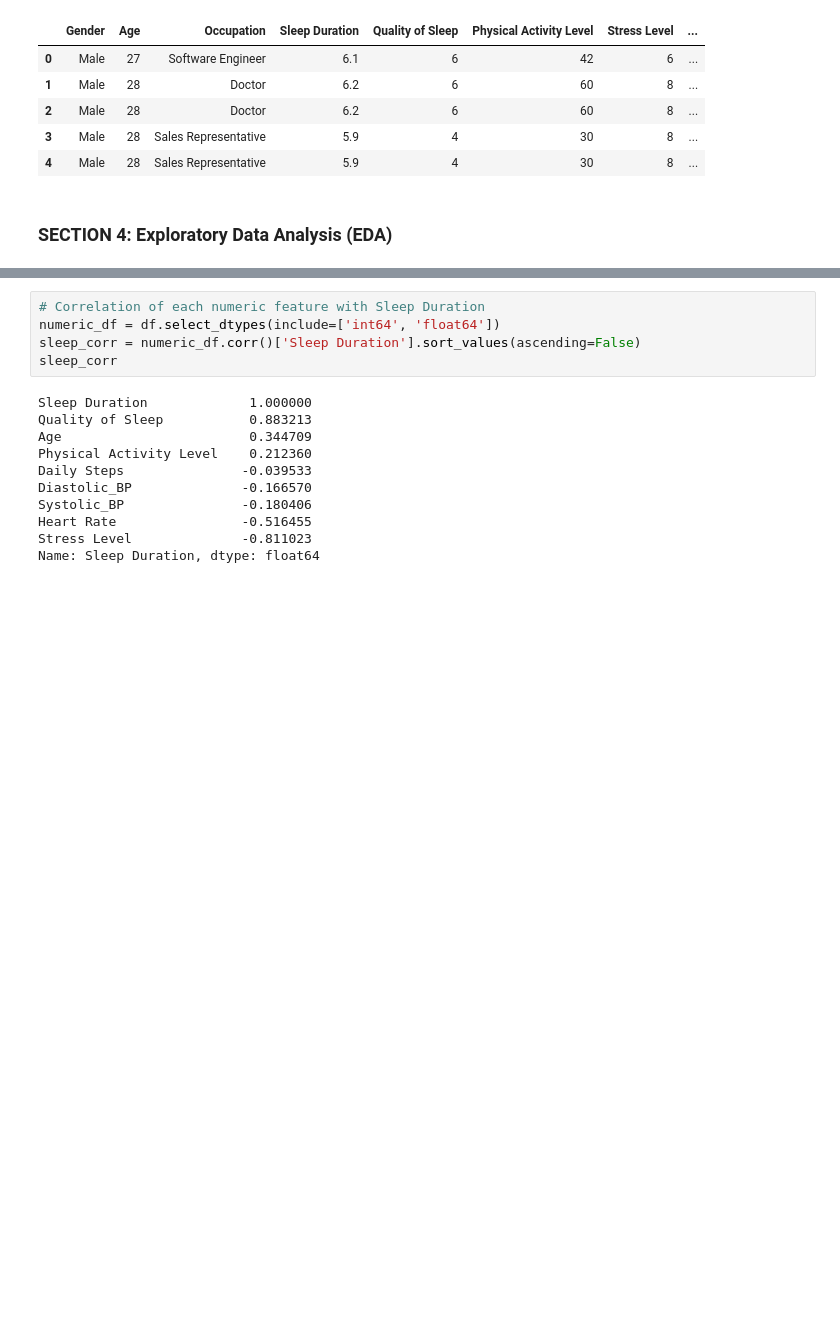
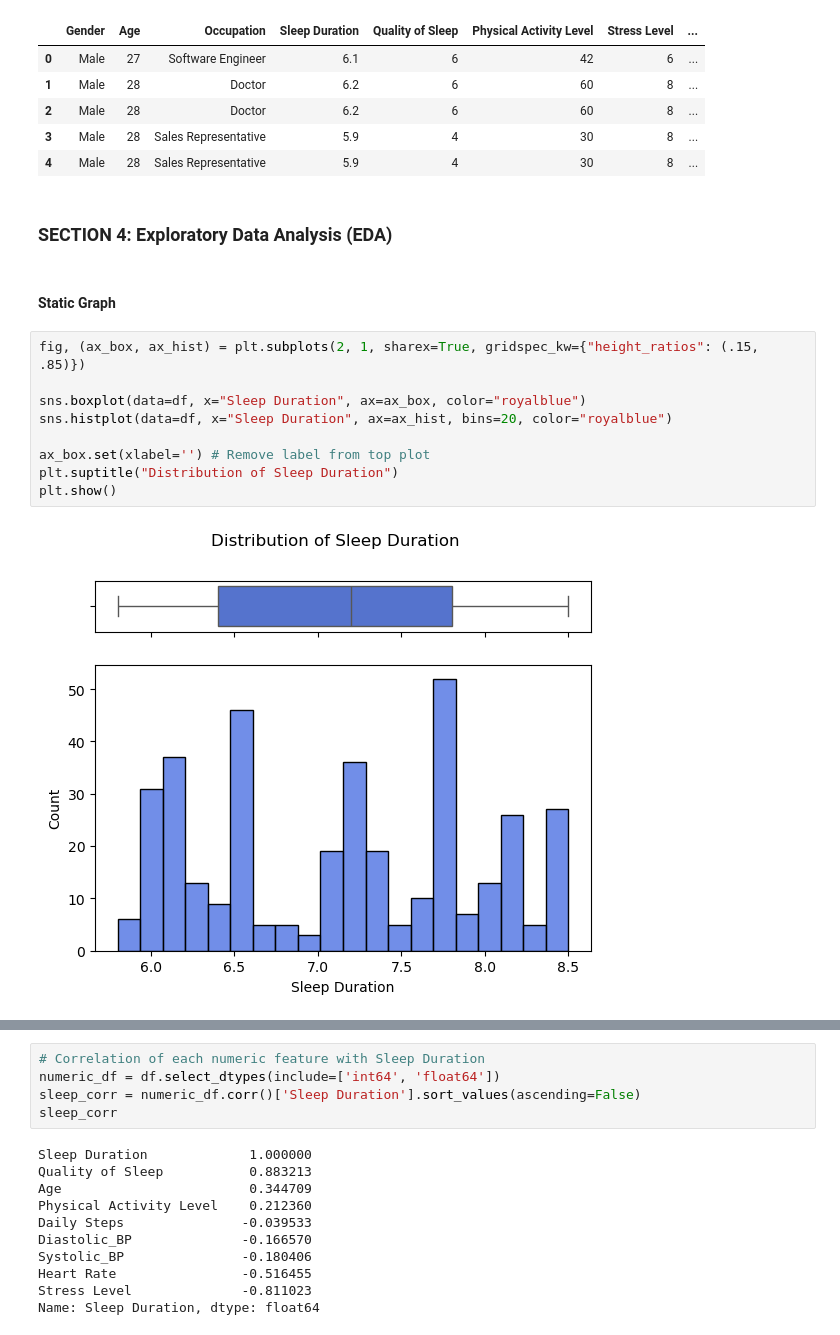
Before and after one commit to HermelaDev/Sleep-Health-Lifestyle-Machine-Learning, a Jupyter notebook: Sleep-Health.ipynb, the cells around one changed output, grey strips where cells are left out. Drawn from its saved outputs; the diff is of its cells as text; blank space fills up the shorter version.

```diff
--- a/Sleep-Health.ipynb
+++ b/Sleep-Health.ipynb
@@ -215,3 +215,16 @@ df.head()
 | 4 | Male | 28 | Sales Representative | 5.9 | 4 | 30 | 8 | ... |
 # %% [markdown]
 ### SECTION 4: Exploratory Data Analysis (EDA)
+# %% [markdown]
+#### Static Graph
+# %%
+fig, (ax_box, ax_hist) = plt.subplots(2, 1, sharex=True, gridspec_kw={"height_ratios": (.15, .85)})
+
+sns.boxplot(data=df, x="Sleep Duration", ax=ax_box, color="royalblue")
+sns.histplot(data=df, x="Sleep Duration", ax=ax_hist, bins=20, color="royalblue")
+
+ax_box.set(xlabel='') # Remove label from top plot
+plt.suptitle("Distribution of Sleep Duration")
+plt.show()
+# %% [output]
+[figure, added]
```
Also changed, not shown: parts of 21 cells of this notebook.
